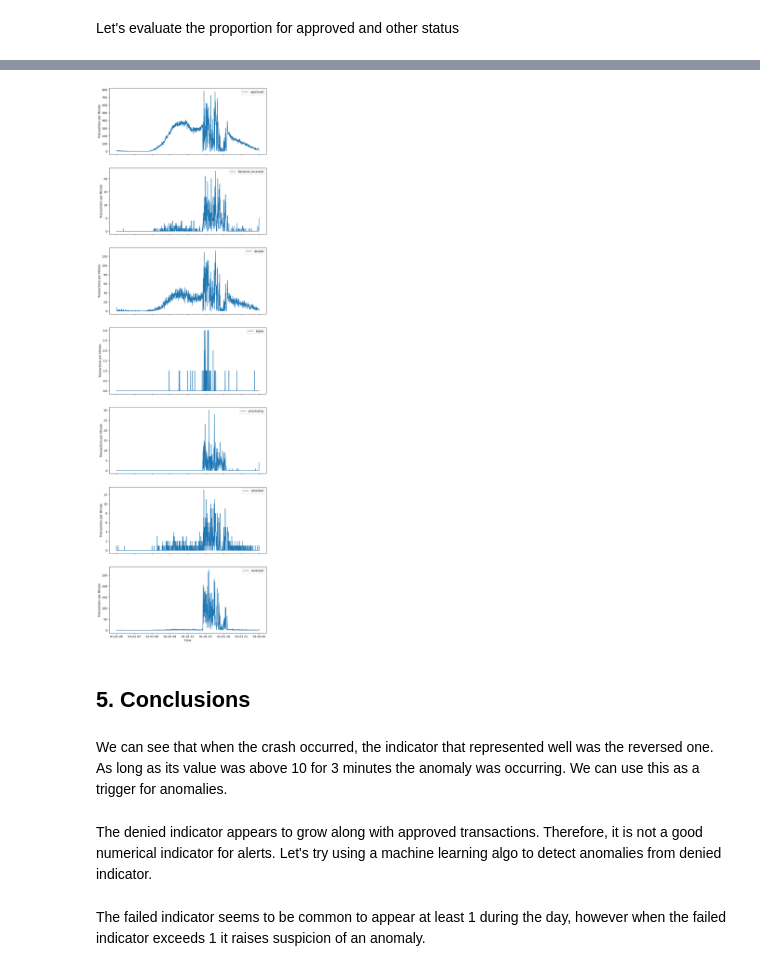
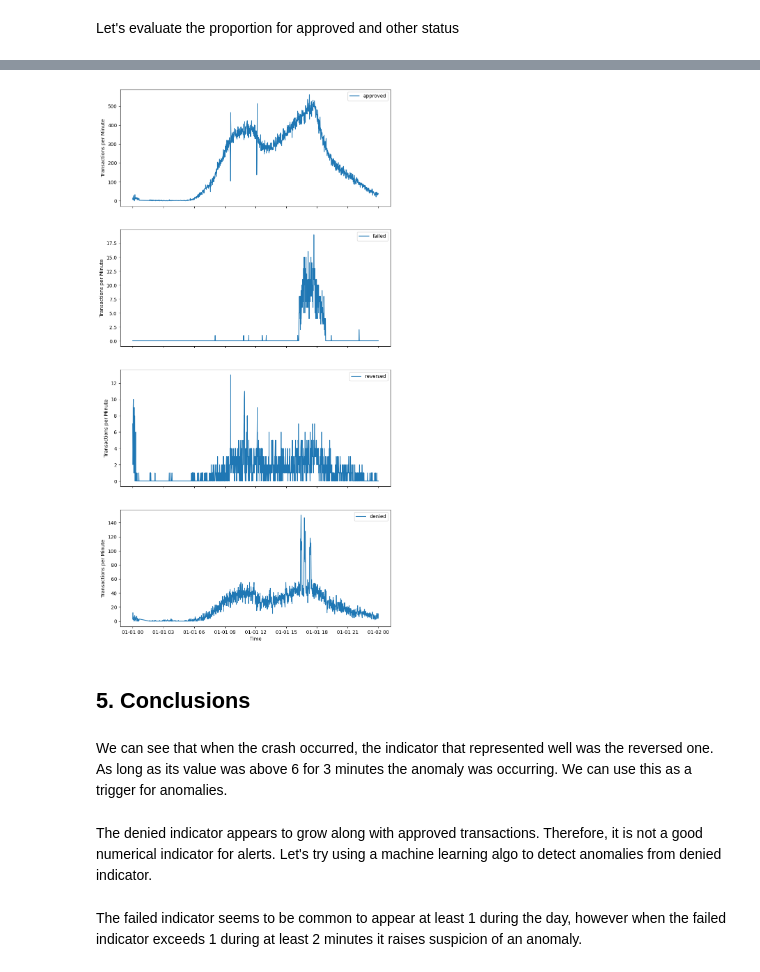
Before and after one commit to pedronatanaelfs/monitoring-test-case, a Jupyter notebook: Notebooks/anomaly_analysis.ipynb, the cells around one changed output, grey strips where cells are left out. Drawn from its saved outputs; the diff is of its cells as text; code cells hidden in the pictures.

```diff
--- a/Notebooks/anomaly_analysis.ipynb
+++ b/Notebooks/anomaly_analysis.ipynb
@@ -21,0 +22,4 @@ print(data.head())
+# %%
+data_2 = pd.read_csv('../data/Transactions/transactions_2.csv')
+
+data_2.head()
@@ -73,10 +98,10 @@ plt.show()
 # %% [markdown]
 Let's evaluate the proportion for approved and other status
 # %%
-# Criação de um novo DataFrame organizado
-pivoted_data = data.pivot_table(index='time', columns='status', values='f0_', fill_value=0).reset_index()
-
-pivoted_data
+# Let's just organize data
+pivoted_data_1 = data_1.pivot_table(index='time', columns='status', values='f0_', fill_value=0).reset_index()
+pivoted_data_2 = data_2.pivot_table(index='time', columns='status', values='count', fill_value=0).reset_index()
+pivoted_data_1.head()
 # %% [output]
 | status | time | approved | backend_reversed | denied | failed | processing | refunded | reversed |
 | 0 | 1900-01-01 00:00:00 | 9 | 0 | 6 | 0 | 0 | 1 | 0 |
@@ -95,0 +112,17 @@ filtered_data = pivoted_data[(pivoted_data['time'] >= '1900-01-01 00:00:00') & (
+# %%
+# Desired status to evaluate
+desired_statuses = ['approved', 'failed', 'reversed', 'denied']
+
+# Split graphics for each status in data 1
+statuses = pivoted_data_1.columns[1:]
+
+fig, axs = plt.subplots(len(desired_statuses), 1, figsize=(10, 5 * len(desired_statuses)), sharex=True)
+
+for i, status in enumerate(desired_statuses):
+    if status in statuses:
+        axs[i].plot(pivoted_data_1['time'], pivoted_data_1[status], label=status)
+        axs[i].set_ylabel('Transactions per Minute')
+        axs[i].legend()
+
+plt.xlabel('Time')
+plt.show()
@@ -96,23 +131,24 @@ filtered_data = pivoted_data[(pivoted_data['time'] >= '1900-01-01 00:00:00') & (
 # %%
-# Gráficos separados para cada status
-statuses = filtered_data.columns[1:]
+# Split graphics for each status in data 2
+statuses = pivoted_data_2.columns[1:]
 
-fig, axs = plt.subplots(len(statuses), 1, figsize=(10, 5 * len(statuses)), sharex=True)
+fig, axs = plt.subplots(len(desired_statuses), 1, figsize=(10, 5 * len(desired_statuses)), sharex=True)
 
-for i, status in enumerate(statuses):
-    axs[i].plot(filtered_data['time'], filtered_data[status], label=status)
-    axs[i].set_ylabel('Transactions per Minute')
-    axs[i].legend()
+for i, status in enumerate(desired_statuses):
+    if status in statuses:
+        axs[i].plot(pivoted_data_2['time'], pivoted_data_2[status], label=status)
+        axs[i].set_ylabel('Transactions per Minute')
+        axs[i].legend()
 
 plt.xlabel('Time')
 plt.show()
 # %% [output]
-[figure, old version]
+[figure, new version]
 # %% [markdown]
 ## 5. Conclusions
 # %% [markdown]
-We can see that when the crash occurred, the indicator that represented well was the reversed one. As long as its value was above 10 for 3 minutes the anomaly was occurring. We can use this as a trigger for anomalies.
+We can see that when the crash occurred, the indicator that represented well was the reversed one. As long as its value was above 6 for 3 minutes the anomaly was occurring. We can use this as a trigger for anomalies.
 # %% [markdown]
 The denied indicator appears to grow along with approved transactions. Therefore, it is not a good numerical indicator for alerts. Let's try using a machine learning algo to detect anomalies from denied indicator.
 # %% [markdown]
-The failed indicator seems to be common to appear at least 1 during the day, however when the failed indicator exceeds 1 it raises suspicion of an anomaly.
+The failed indicator seems to be common to appear at least 1 during the day, however when the failed indicator exceeds 1 during at least 2 minutes it raises suspicion of an anomaly.
```
Also changed, not shown: parts of 13 cells of this notebook, 14 other files.
